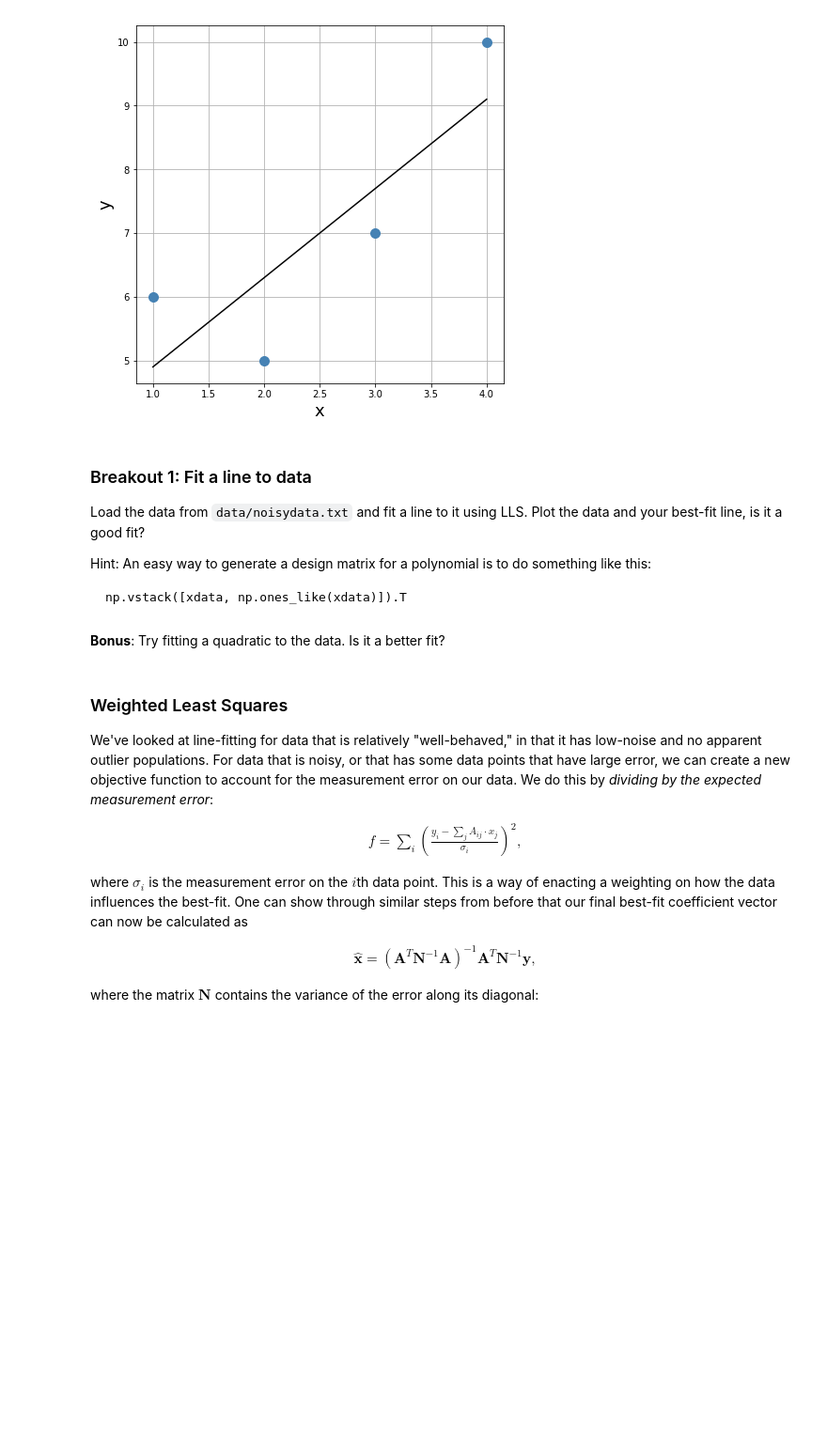
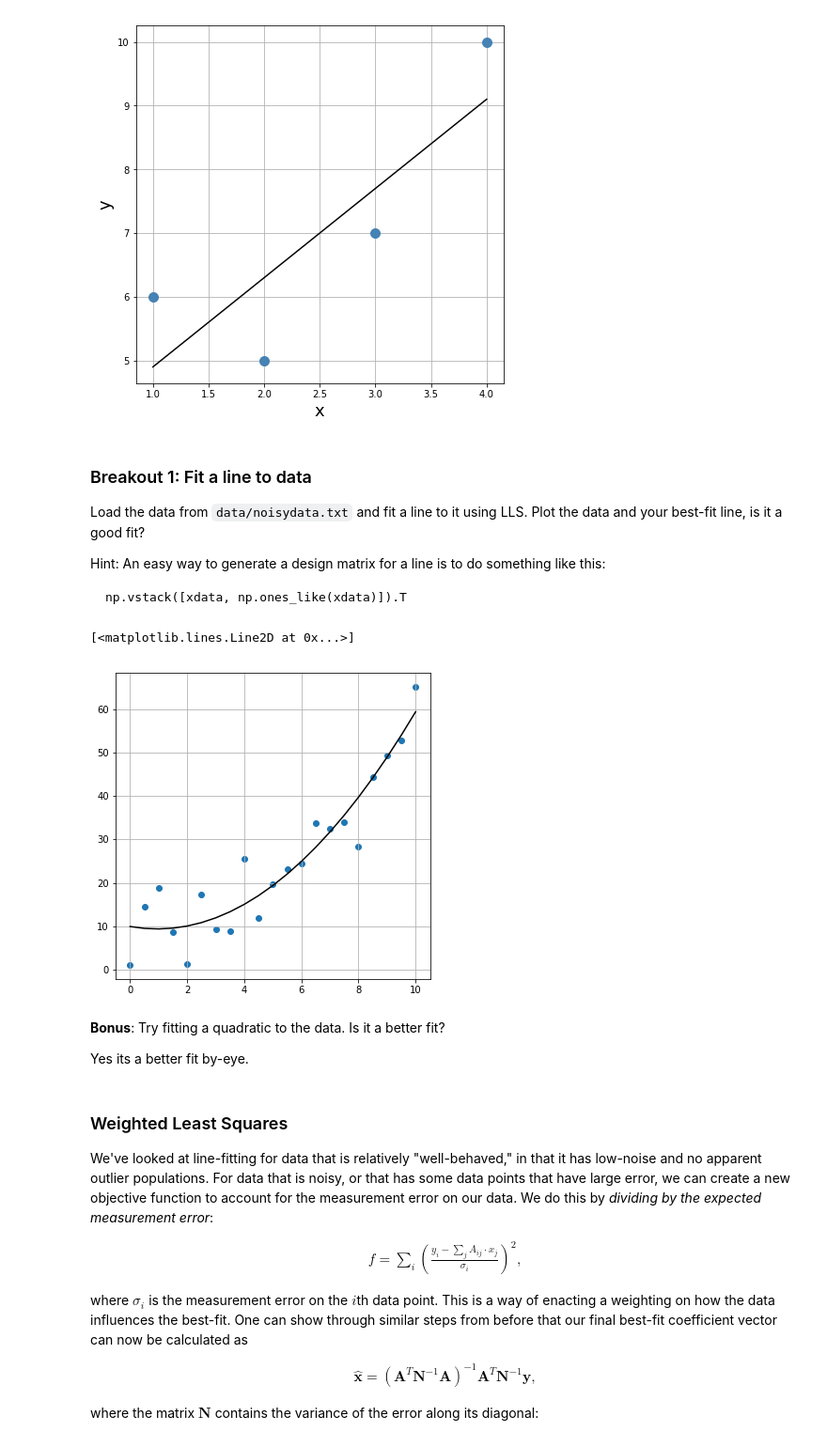
Before and after one commit to nkern/Astro_9, a Jupyter notebook: lectures/05_Regression/Linear_Regression.ipynb, the cells around one changed output. Shown: that part at 94% size. Drawn from its saved outputs; the diff is of its cells as text; code cells hidden in the pictures; blank space fills up the shorter version.

````diff
--- a/lectures/05_Regression/Linear_Regression.ipynb
+++ b/lectures/05_Regression/Linear_Regression.ipynb
@@ -165,12 +165,29 @@ ax.plot(xdata, yhat, color='k')
 
 Load the data from `data/noisydata.txt` and fit a line to it using LLS. Plot the data and your best-fit line, is it a good fit?
 
-Hint: An easy way to generate a design matrix for a polynomial is to do something like this:
+Hint: An easy way to generate a design matrix for a line is to do something like this:
 ```
 np.vstack([xdata, np.ones_like(xdata)]).T
 ```
+# %%
+x,y = np.loadtxt('data/noisydata.txt', unpack=True)
+# %%
+A = np.vstack([x**2, x, np.ones_like(x)]).T
+xhat = np.dot(np.dot(la.inv(np.dot(A.T, A)), A.T), y)
+yhat = np.dot(A, xhat)
+# %%
+fig = plt.figure(figsize=(6,6))
+ax=fig.add_subplot(111)
+ax.grid(True)
+ax.scatter(x,y)
+ax.plot(x,yhat,color='k')
+# %% [output]
+[<matplotlib.lines.Line2D at 0x...>]
+[figure, added]
 # %% [markdown]
 **Bonus**: Try fitting a quadratic to the data. Is it a better fit?
+
+Yes its a better fit by-eye.
 # %% [markdown]
 ### Weighted Least Squares
 
````
Also changed, not shown: parts of 10 cells of this notebook, 5 other files.
